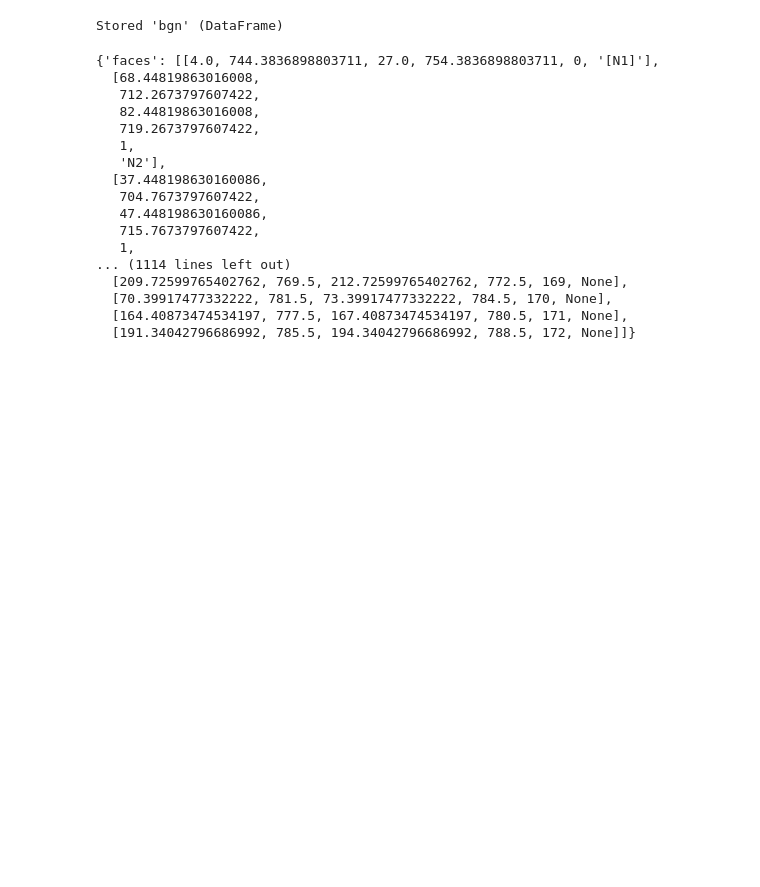
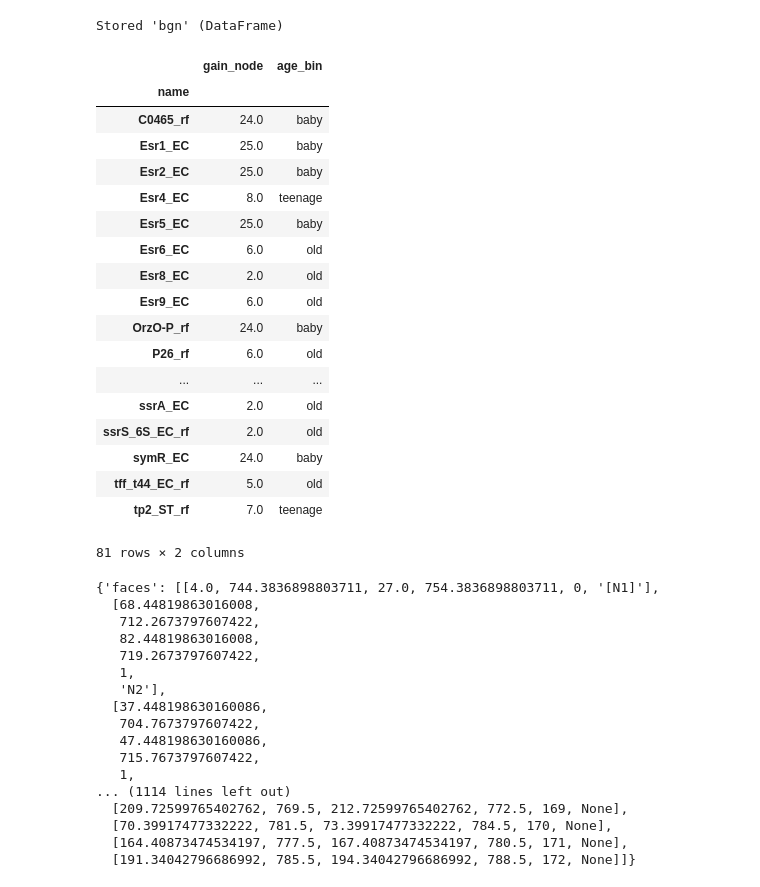
Before and after one commit to blauguste/analyze-GLOOME, a Jupyter notebook: analyze_GLOOME.ipynb, the cells around one changed output. Saved outputs shown, nothing was run; the diff lists cells and outputs as text; code cells hidden in the pictures; blank space fills up the shorter version.

```diff
--- a/analyze_GLOOME.ipynb
+++ b/analyze_GLOOME.ipynb
@@ -325,6 +347,28 @@ bgn = sdf.set_index('name')
 %store bgn
 # %% [output]
 Stored 'bgn' (DataFrame)
+# %%
+bgn
+# %% [output]
+|  | gain_node | age_bin |
+| name |  |  |
+| C0465_rf | 24.0 | baby |
+| Esr1_EC | 25.0 | baby |
+| Esr2_EC | 25.0 | baby |
+| Esr4_EC | 8.0 | teenage |
+| Esr5_EC | 25.0 | baby |
+| Esr6_EC | 6.0 | old |
+| Esr8_EC | 2.0 | old |
+| Esr9_EC | 6.0 | old |
+| OrzO-P_rf | 24.0 | baby |
+| P26_rf | 6.0 | old |
+| ... | ... | ... |
+| ssrA_EC | 2.0 | old |
+| ssrS_6S_EC_rf | 2.0 | old |
+| symR_EC | 24.0 | baby |
+| tff_t44_EC_rf | 5.0 | old |
+| tp2_ST_rf | 7.0 | teenage |
+81 rows × 2 columns
 # %%
 t.render('blast_gn.png', tree_style=ts)
 # %% [output]
```
Also changed, not shown: parts of 17 cells of this notebook.
